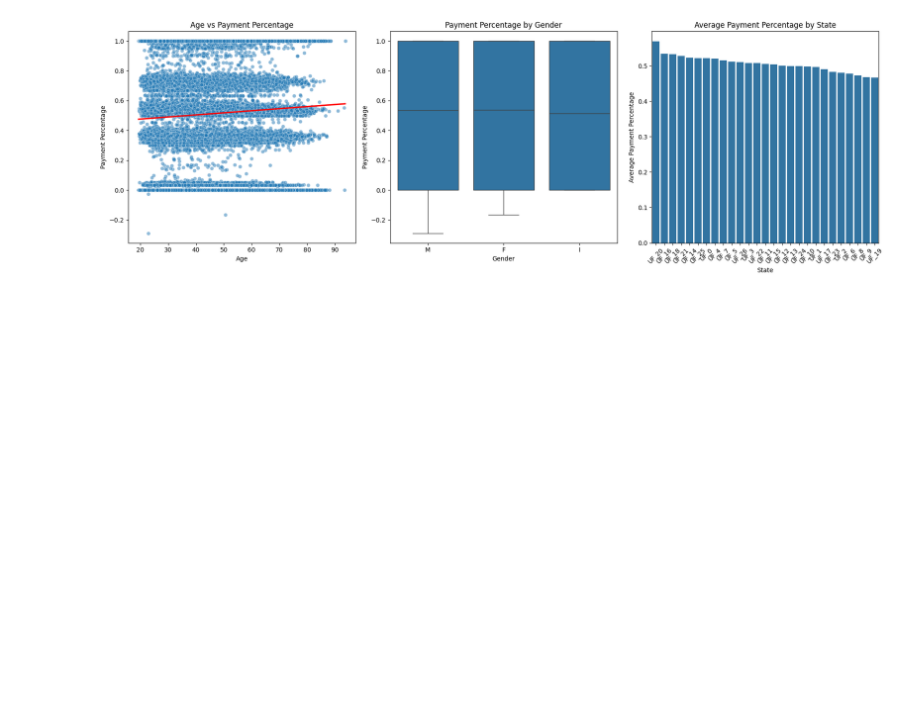
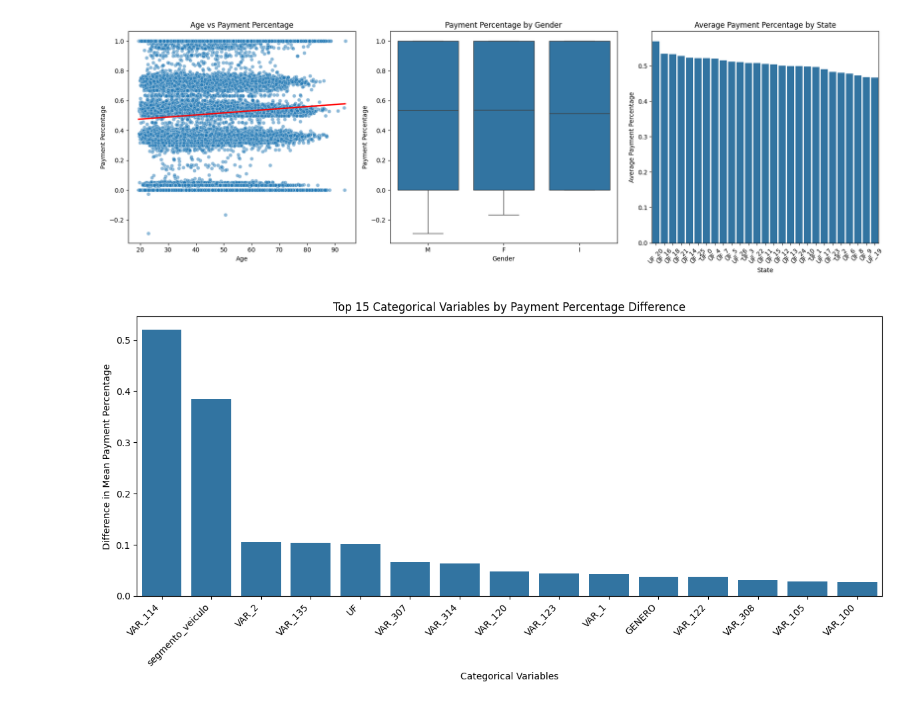
Before and after one commit to matheusgm502/debt-collection-solution, a Jupyter notebook: notebook.ipynb, the cells around one changed output. Cells and saved outputs as stored; diff of their text form; code cells hidden in the pictures; blank space fills up the shorter version.

```diff
--- a/notebook.ipynb
+++ b/notebook.ipynb
@@ -5,7 +5,7 @@ import pandas as pd
 import seaborn as sns
 import matplotlib.pyplot as plt
 
-base_cobranca = pd.read_csv('data/base_cobranca', delimiter="\t")
+base_cobranca = pd.read_csv('data/base_cobranca.tsv', delimiter="\t")
 base_cobranca.head()
 # %% [output]
 |  | id | documento | mes_pagamento | dias_atraso | segmento_veiculo | saldo_vencido | pagamento | ... |
@@ -189,3 +189,47 @@ ax3.tick_params(axis='x', rotation=45)
 plt.tight_layout()
 # %% [output]
 [figure]
+# %%
+# Calculate percentage of null values for each column
+null_percentages = base_cobranca.isnull().mean() * 100
+
+# Get columns with more than 40% null values
+cols_to_drop = null_percentages[null_percentages > 40].index
+
+# Print info about columns being dropped
+print(f"Dropping {len(cols_to_drop)} columns with >40% null values:")
+for col in cols_to_drop:
+    print(f"{col}: {null_percentages[col]:.1f}% null")
+
+# Drop the columns
+base_cobranca = base_cobranca.drop(columns=cols_to_drop)
+
+print(f"\nShape after dropping high-null columns: {base_cobranca.shape}")
+# %%
+# Calculate mean per_pago for each unique value in categorical columns
+categorical_cols = base_cobranca.select_dtypes(include=['object']).columns
+mean_diffs = {}
+
+for col in categorical_cols:
+    # Skip columns with too many unique values or all missing values
+    if base_cobranca[col].nunique() < 50 and base_cobranca[col].notna().any():
+        # Calculate mean per_pago for each category
+        means = base_cobranca.groupby(col)['per_pago'].mean()
+        # Calculate difference between max and min means
+        mean_diff = means.max() - means.min()
+        mean_diffs[col] = mean_diff
+
+# Sort columns by mean difference
+sorted_cols = pd.Series(mean_diffs).sort_values(ascending=False)
+
+# Plot top 15 categorical variables with highest mean differences
+plt.figure(figsize=(12, 6))
+sns.barplot(x=sorted_cols.head(15).index, y=sorted_cols.head(15).values)
+
+plt.title('Top 15 Categorical Variables by Payment Percentage Difference')
+plt.xlabel('Categorical Variables')
+plt.ylabel('Difference in Mean Payment Percentage')
+plt.xticks(rotation=45, ha='right')
+plt.tight_layout()
+# %% [output]
+[figure, added]
```
Also changed, not shown: parts of 4 cells of this notebook, 5 other files.
